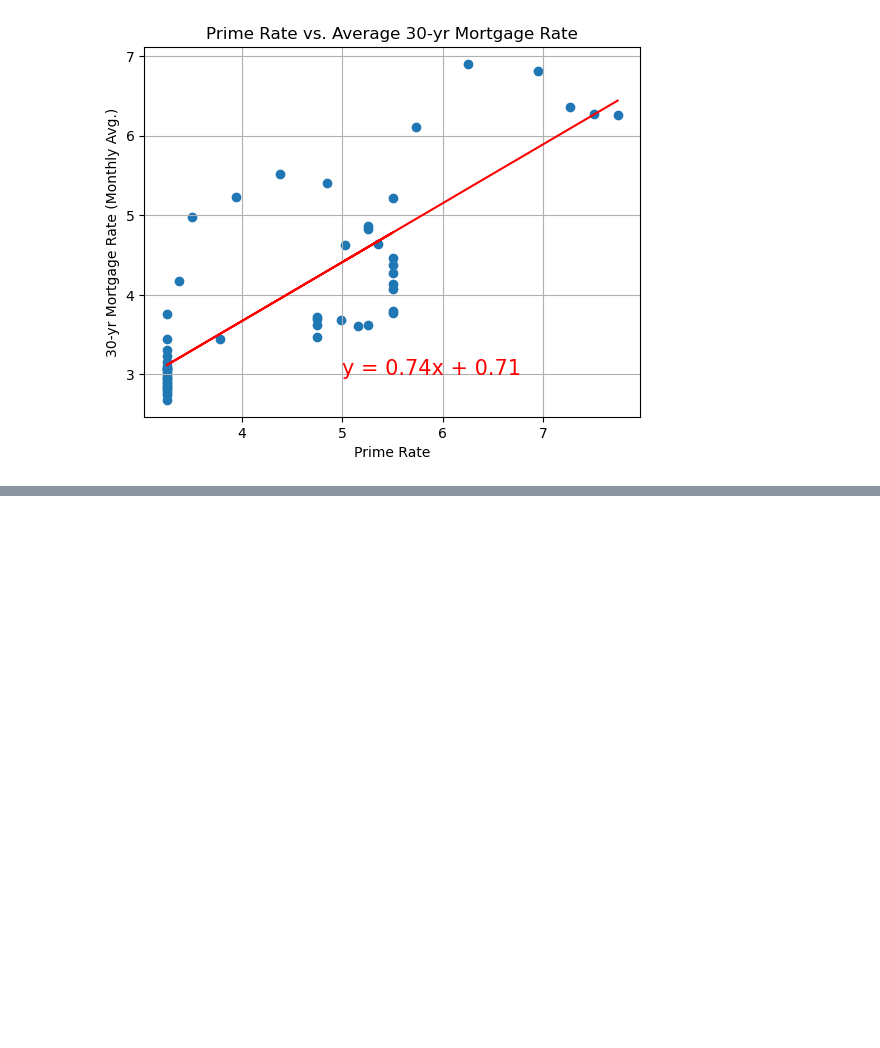
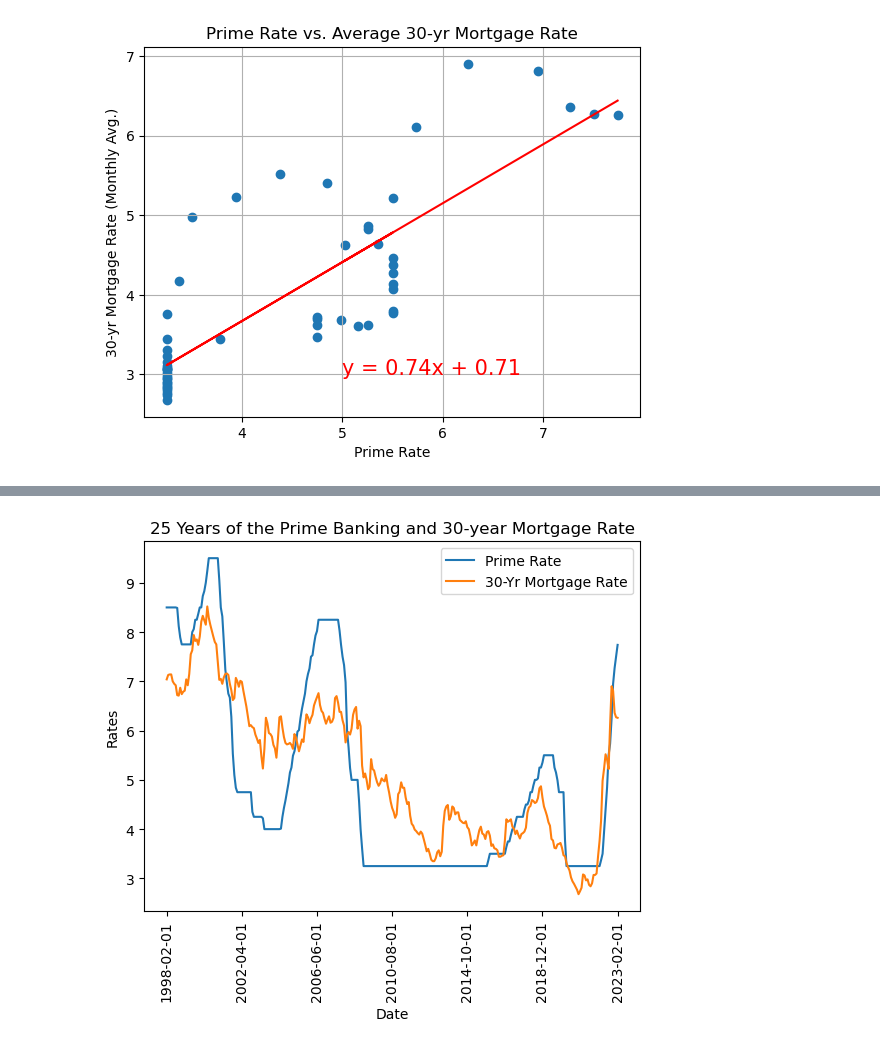
Before and after one commit to ceramicbull/Project-1-Repo, a Jupyter notebook: bens_analysis/Fred API.ipynb, the cells around one changed output, grey strips where cells are left out. Drawn from its saved outputs; the diff is of its cells as text; code cells hidden in the pictures; blank space fills up the shorter version.

```diff
--- a/bens_analysis/Fred API.ipynb
+++ b/bens_analysis/Fred API.ipynb
@@ -217,0 +357,12 @@ AttributeError: 'list' object has no attribute 'type'
+# %%
+#get the list of observations
+M30_25_points=M30_25_data["observations"]
+# %%
+#process the list of observations, extracting the rate value
+M30_25_rates=[]
+for point in M30_25_points:
+    M30_25_rates.append(point["value"])
+# %%
+#Add 30-yr Mortgage rates to 25 year DF
+_25year_df["30-Yr Mortgage Rate"]=M30_25_rates
+_25year_df
@@ -217,0 +384,12 @@ AttributeError: 'list' object has no attribute 'type'
+# %%
+#convert columns into
+_25_year_df=_25year_df.astype(float)
+# %%
+#create line plots with both 25 year series
+_25_line_plot=_25_year_df.plot(rot=90,
+                xlabel="Date",
+                ylabel="Rates",
+                title="25 Years of the Prime Banking and 30-year Mortgage Rate")
+_25_line_plot.get_figure().savefig('25line.png', bbox_inches="tight", dpi=300)
+# %% [output]
+[figure, added]
```
Also changed, not shown: parts of 16 cells of this notebook, 4 other files.
